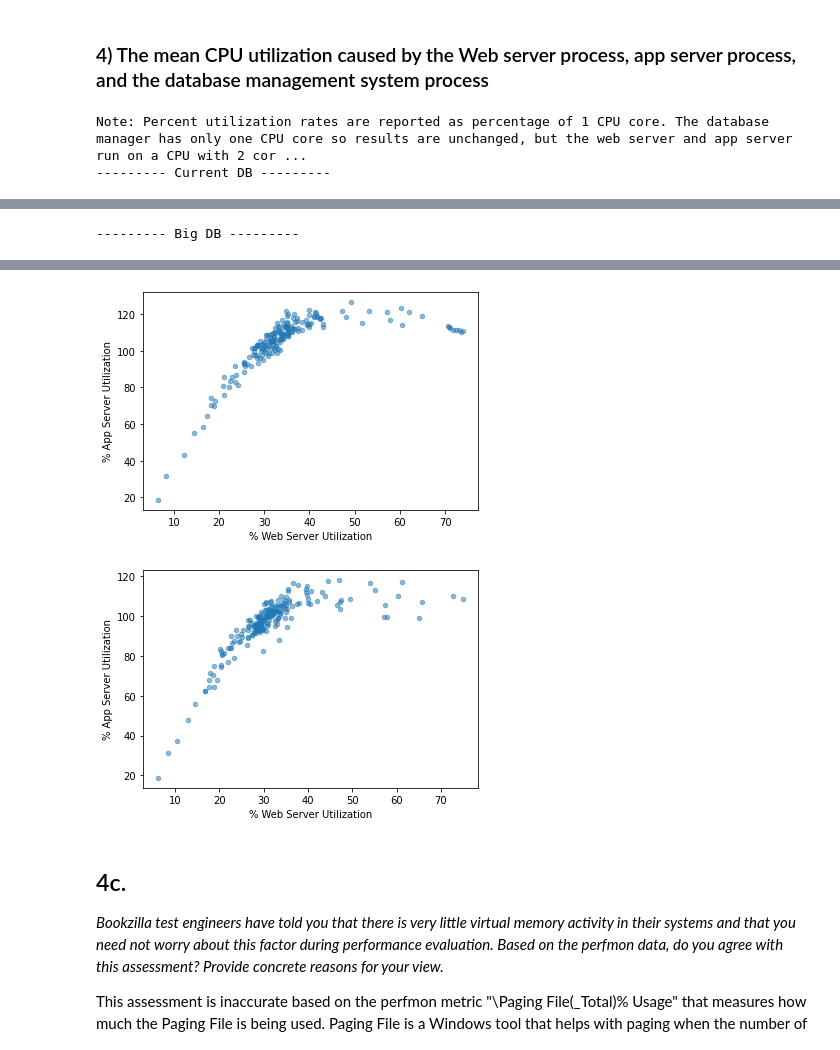
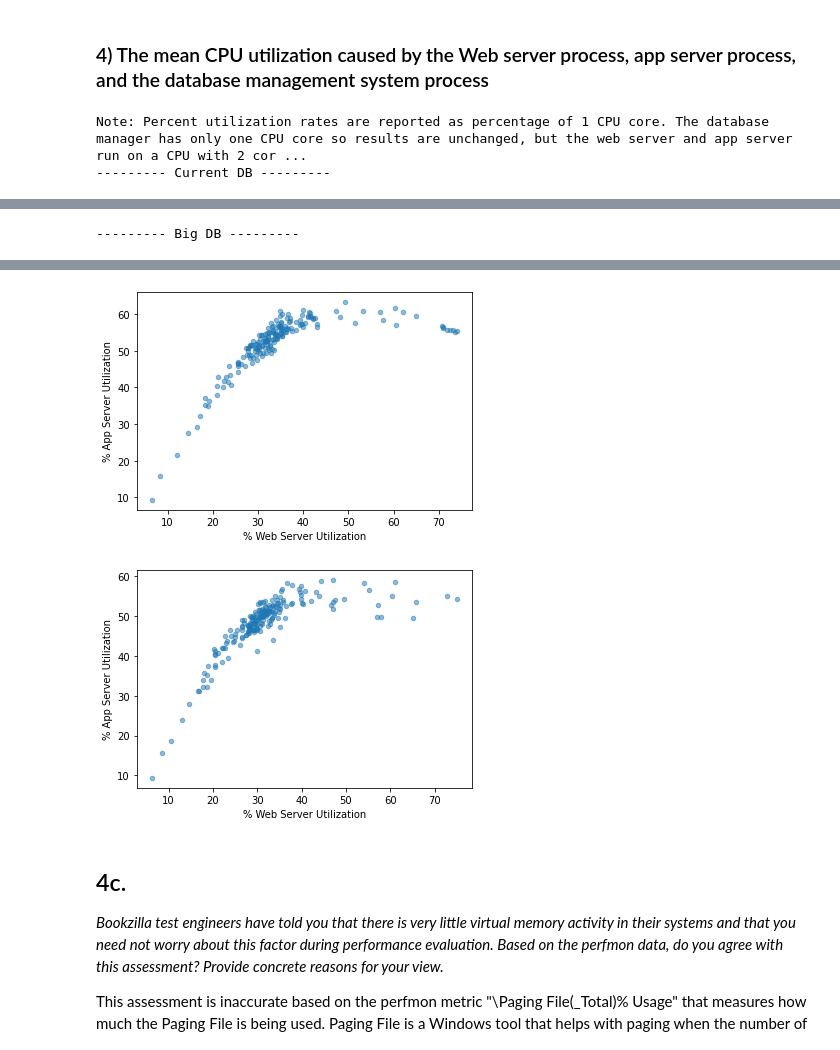
Before and after one commit to Kakkarrot/Big-Data-Energy-2.0, a Jupyter notebook: imp.ipynb, the cells around one changed output, grey strips where cells are left out. Drawn from its saved outputs; the diff is of its cells as text; code cells hidden in the pictures.

```diff
--- a/imp.ipynb
+++ b/imp.ipynb
@@ -499,7 +451,7 @@ def get_perfmon_cpu_process_utilization(perfmon_df):
     app_df[f'use_time_{i}'] = perfmon_df[f'isp_01_process_server_{i}_privileged_time'] + perfmon_df[f'isp_01_process_server_{i}_user_time']
 
   # Sum can be over 100% for 1 CPU because there are 2 CPUs (100% of both CPUs is 200%)
-  df['% App Server Utilization'] = app_df.sum(axis=1)
+  df['% App Server Utilization'] = app_df.sum(axis=1) / 2
 
   display(df.mean())
   df.plot.scatter(x='% Web Server Utilization', y='% App Server Utilization', alpha=0.5)
@@ -528,6 +480,6 @@ dtype: float64
 dtype: float64
-[figure, old version]
+[figure, new version]
-[figure, old version]
+[figure, new version]
 # %% [markdown]
 ## 4c.
 _Bookzilla test engineers have told you that there is very little virtual memory activity in their
```
Also changed, not shown: parts of 4 cells of this notebook.
